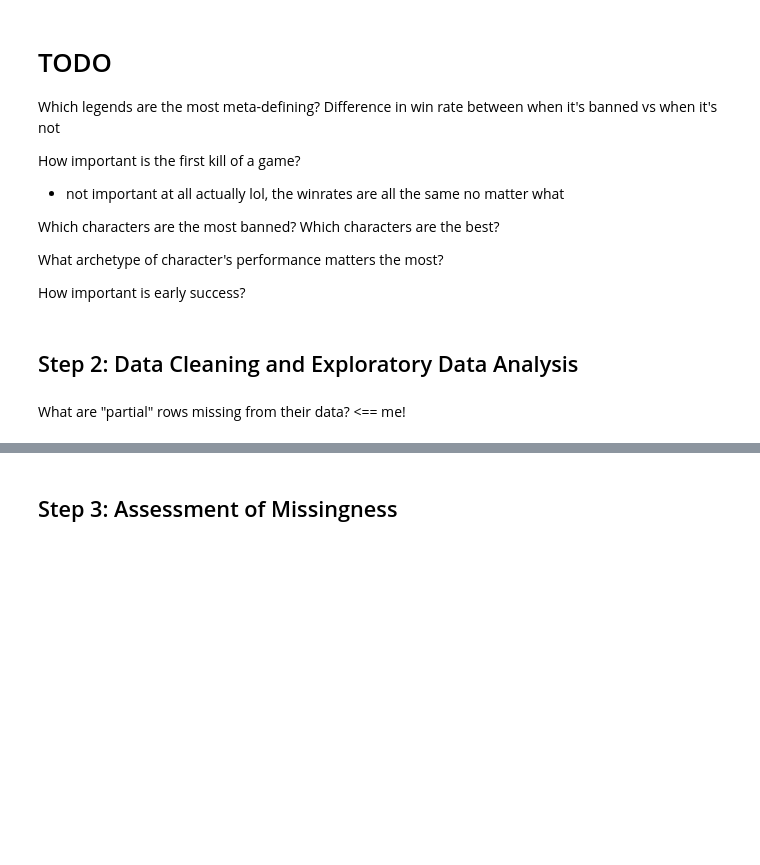
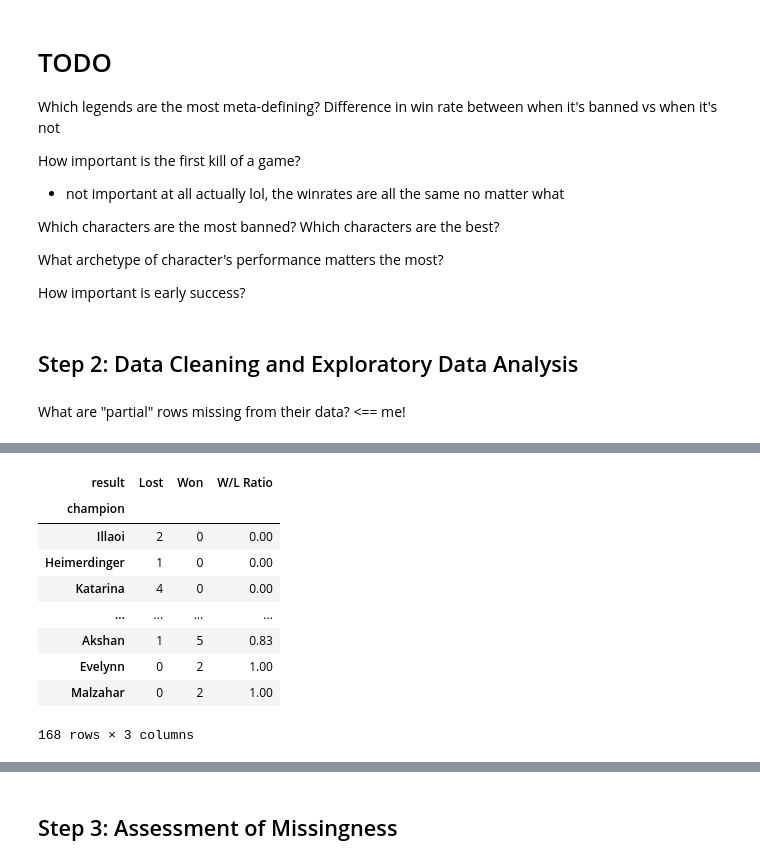
Before and after one commit to Lyn-Mansfield/dsc80-final-league, a Jupyter notebook: lyns-template.ipynb, the cells around one changed output, grey strips where cells are left out. Saved outputs shown, nothing was run; the diff lists cells and outputs as text; code cells hidden in the pictures; blank space fills up the shorter version.

```diff
--- a/lyns-template.ipynb
+++ b/lyns-template.ipynb
@@ -110,0 +71,18 @@ fig.show()
+# %%
+x = player_rows.pivot_table(index='champion', columns='result', values='assists', aggfunc='count', fill_value=0)
+#x['Popularity'] = x.sum(axis=1)
+x['W/L Ratio'] = x['Won'] / x.sum(axis=1)
+#x.sort_values(by='Popularity')
+x = x.sort_values(by='W/L Ratio')
+x
+# %% [output]
+| result | Lost | Won | W/L Ratio |
+| champion |  |  |  |
+| Illaoi | 2 | 0 | 0.00 |
+| Heimerdinger | 1 | 0 | 0.00 |
+| Katarina | 4 | 0 | 0.00 |
+| ... | ... | ... | ... |
+| Akshan | 1 | 5 | 0.83 |
+| Evelynn | 0 | 2 | 1.00 |
+| Malzahar | 0 | 2 | 1.00 |
+168 rows × 3 columns
```
Also changed, not shown: parts of 20 cells of this notebook, 39 other files.
